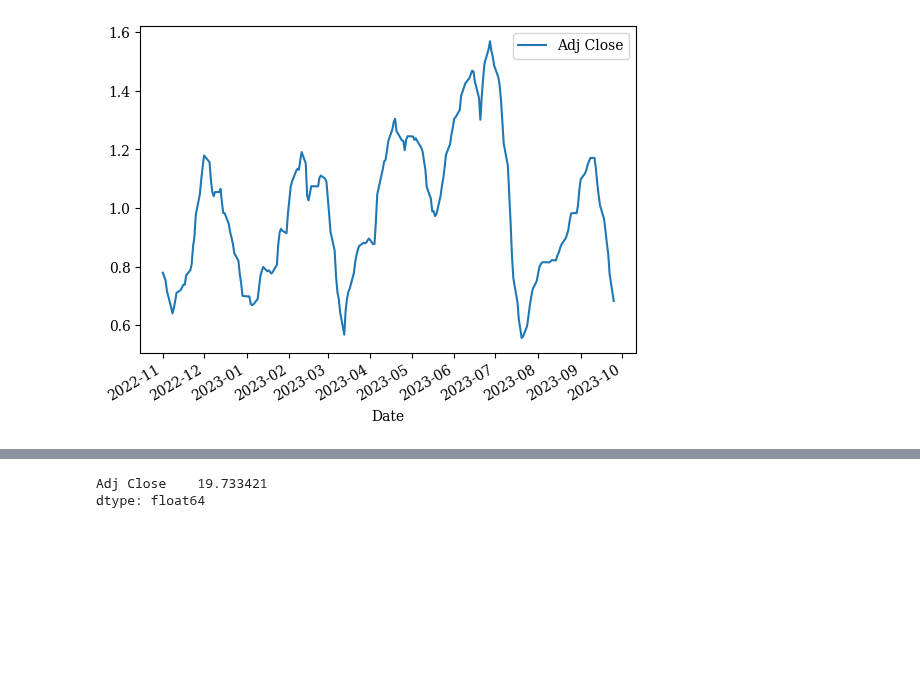
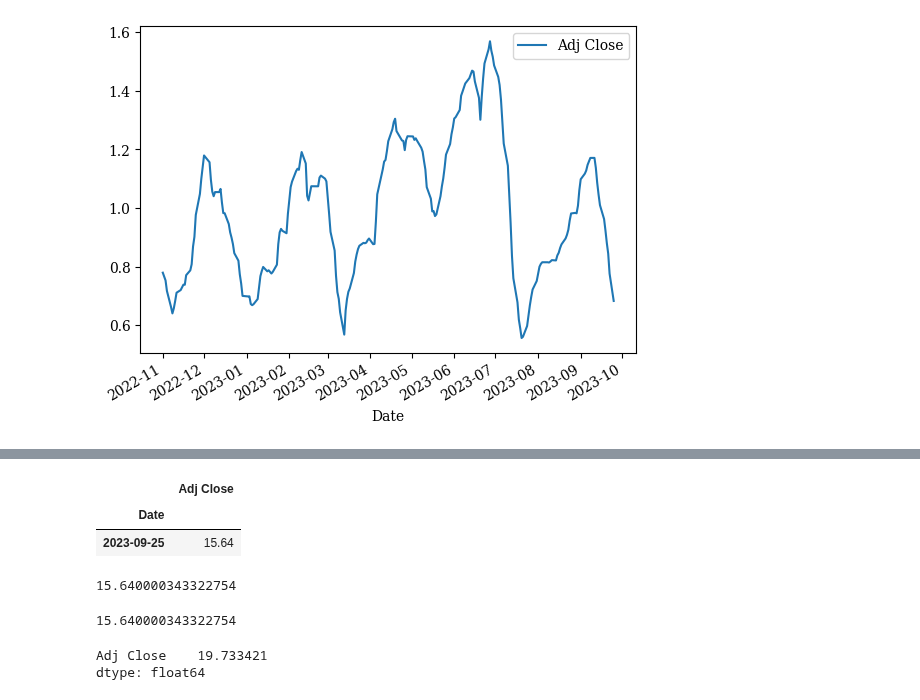
Before and after one commit to facklen/python_para_investimentos, a Jupyter notebook: Análise_Opção_NTCO3.ipynb, the cells around one changed output, grey strips where cells are left out. Drawn from its saved outputs; the diff is of its cells as text; code cells hidden in the pictures; blank space fills up the shorter version.

```diff
--- a/Análise_Opção_NTCO3.ipynb
+++ b/Análise_Opção_NTCO3.ipynb
@@ -101 +94,17 @@ Name: 2023-09-25 00:00:00, dtype: float64
+# %%
+Ativo1 = Ativo_Ajustado.tail(1)
+Ativo1
+# %% [output]
+|  | Adj Close |
+| Date |  |
+| 2023-09-25 | 15.64 |
+# %%
+Ativo1['Adj Close'].values[0]
+# %% [output]
+15.640000343322754
+# %%
+Ativo = Ativo1.at[Ativo1.index[-1],'Adj Close']
+Ativo
+# %% [output]
+15.640000343322754
 # %%
```
Also changed, not shown: parts of 22 cells of this notebook.
